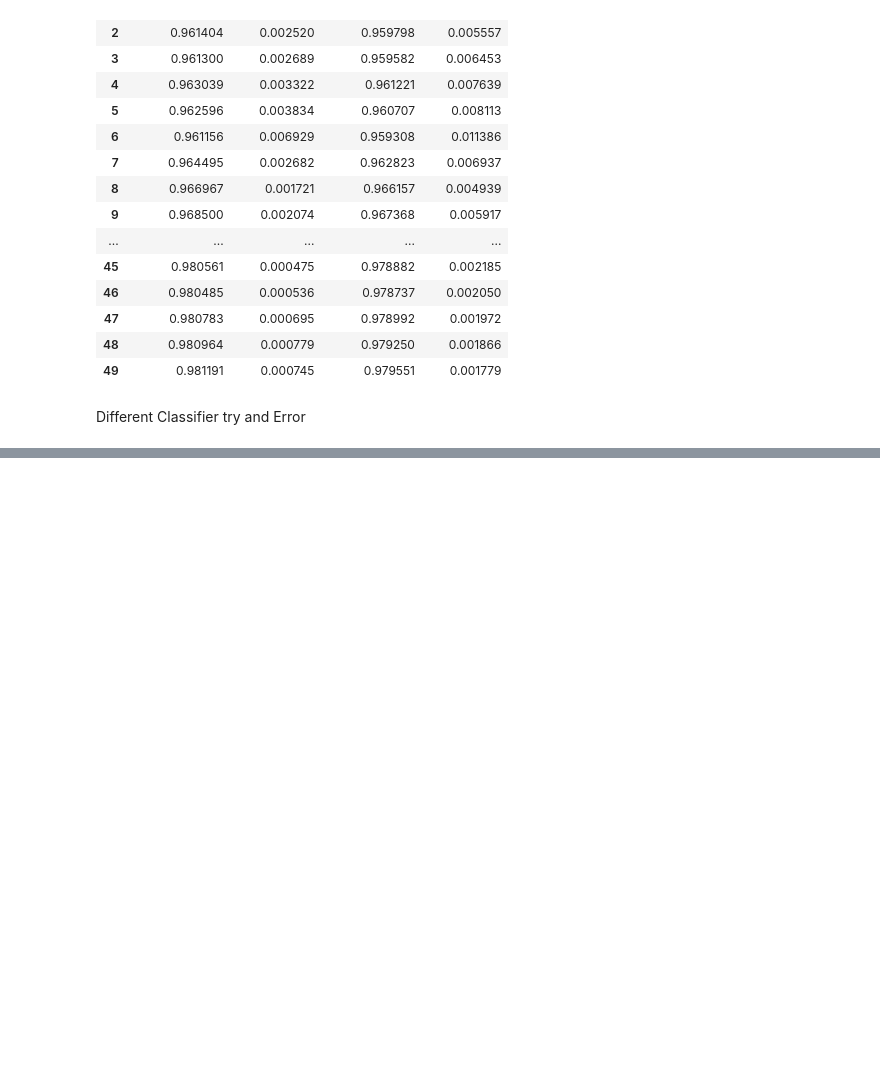
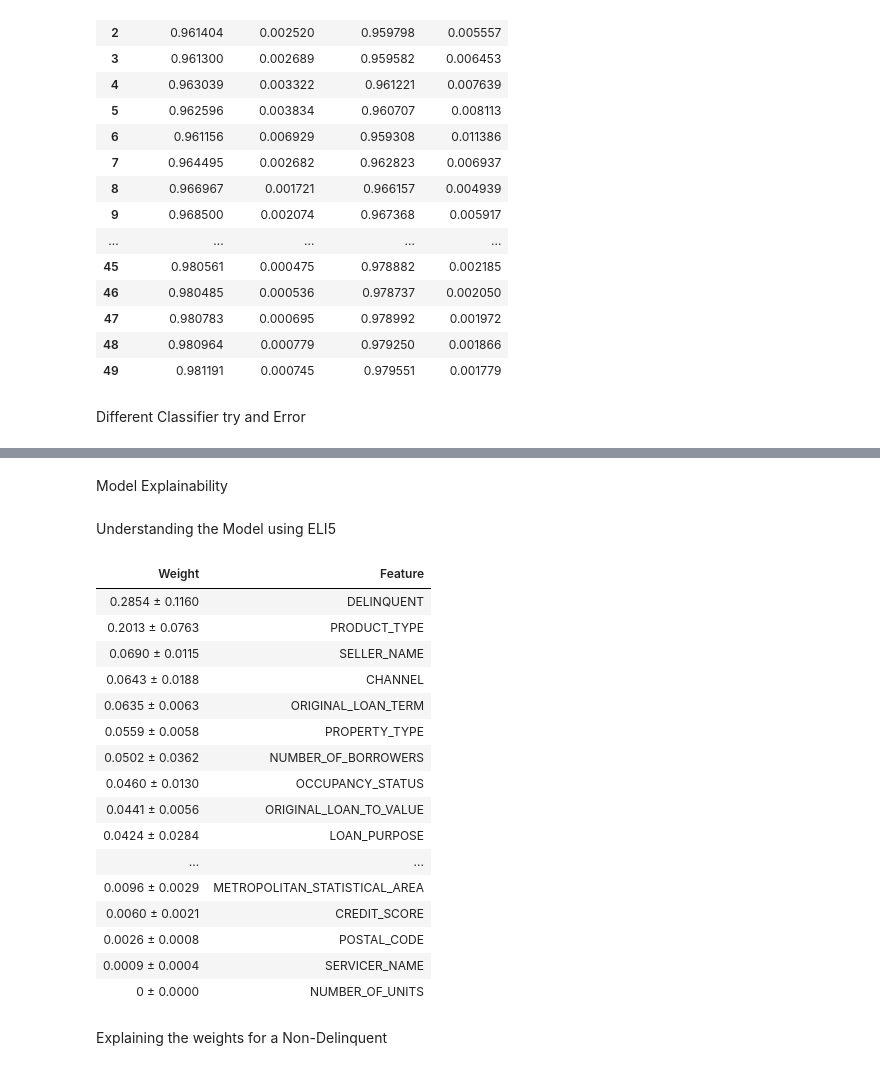
Before and after one commit to Tejasva99/dsProject, a Jupyter notebook: Loan Deliquency/flat/Deliquency_classification.ipynb, the cells around one changed output, grey strips where cells are left out. Drawn from its saved outputs; the diff is of its cells as text; code cells hidden in the pictures; blank space fills up the shorter version.

```diff
--- a/Loan Deliquency/flat/Deliquency_classification.ipynb
+++ b/Loan Deliquency/flat/Deliquency_classification.ipynb
@@ -758,5 +785,0 @@ param_grid = {
-# %%
-from sklearn.model_selection import GridSearchCV
-
-CV_rfc = GridSearchCV(estimator=rfc, param_grid=param_grid, cv= 5)
-CV_rfc.fit(X_resampled, y_resampled)
@@ -767,2 +785,0 @@ rfc1 = RandomForestClassifier(random_state=42, max_features='auto', n_estimators
-# %%
-rfc1.fit(X_resampled, y_resampled)
@@ -772,0 +788,6 @@ print(classification_report(y_pred_grid_rf, y_test))
+# %%
+rfc2 = RandomForestClassifier(class_weight='balanced')
+rfc2.fit(X_resampled, y_resampled)
+y_pred_rfc2 = rfc2.predict(X_test_s)
+
+print(classification_report(y_pred_rfc2, y_test))
@@ -772,0 +849,7 @@ print(classification_report(y_pred_grid_rf, y_test))
+# %%
+X_features = ['CREDIT_SCORE', 'METROPOLITAN_STATISTICAL_AREA', 'NUMBER_OF_UNITS', 'OCCUPANCY_STATUS',
+              'ORIGINAL_COMBINED_LOAN_TO_VALUE', 'ORIGINAL_DEBT_TO_INCOME_RATIO',
+              'ORIGINAL_LOAN_TO_VALUE', 'CHANNEL', 'PRODUCT_TYPE', 'PROPERTY_STATE',
+              'PROPERTY_TYPE', 'POSTAL_CODE', 'LOAN_PURPOSE', 'ORIGINAL_LOAN_TERM',
+              'NUMBER_OF_BORROWERS', 'SELLER_NAME', 'SERVICER_NAME', 'PREPAID',
+              'DELINQUENT']
@@ -772,0 +1029,4 @@ print(classification_report(y_pred_grid_rf, y_test))
+# %% [markdown]
+Model Explainability
+# %% [markdown]
+Understanding the Model using ELI5
@@ -772,0 +1035,24 @@ print(classification_report(y_pred_grid_rf, y_test))
+# %%
+eli5.explain_weights(
+    rfc2,
+    feature_names = X_features )
+# %% [output]
+| Weight | Feature |
+| 0.2854 ± 0.1160 | DELINQUENT |
+| 0.2013 ± 0.0763 | PRODUCT_TYPE |
+| 0.0690 ± 0.0115 | SELLER_NAME |
+| 0.0643 ± 0.0188 | CHANNEL |
+| 0.0635 ± 0.0063 | ORIGINAL_LOAN_TERM |
+| 0.0559 ± 0.0058 | PROPERTY_TYPE |
+| 0.0502 ± 0.0362 | NUMBER_OF_BORROWERS |
+| 0.0460 ± 0.0130 | OCCUPANCY_STATUS |
+| 0.0441 ± 0.0056 | ORIGINAL_LOAN_TO_VALUE |
+| 0.0424 ± 0.0284 | LOAN_PURPOSE |
+| ... | ... |
+| 0.0096 ± 0.0029 | METROPOLITAN_STATISTICAL_AREA |
+| 0.0060 ± 0.0021 | CREDIT_SCORE |
+| 0.0026 ± 0.0008 | POSTAL_CODE |
+| 0.0009 ± 0.0004 | SERVICER_NAME |
+| 0 ± 0.0000 | NUMBER_OF_UNITS |
+# %% [markdown]
+Explaining the weights for a Non-Delinquent
```
Also changed, not shown: parts of 92 cells of this notebook, 6 other files.
